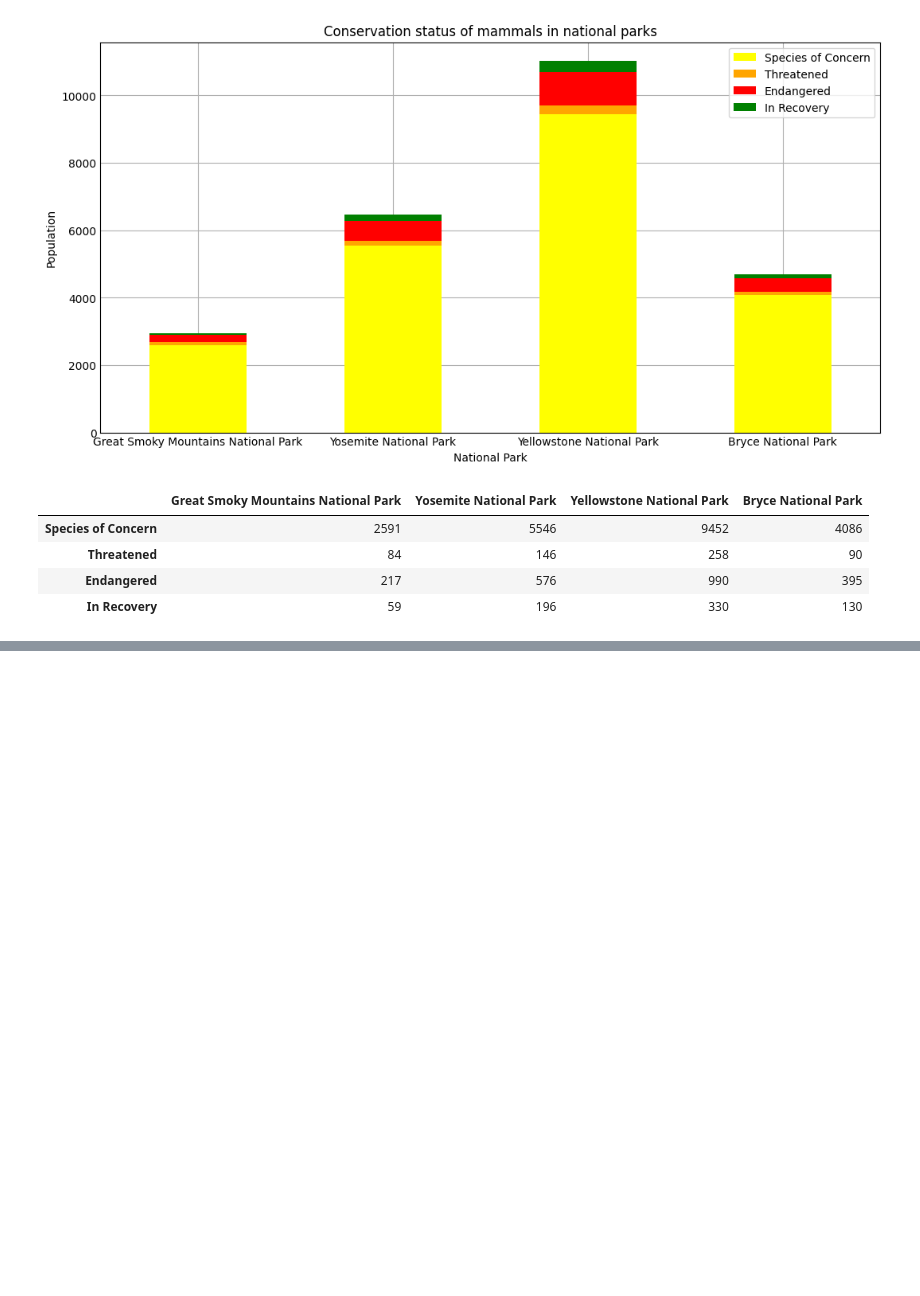
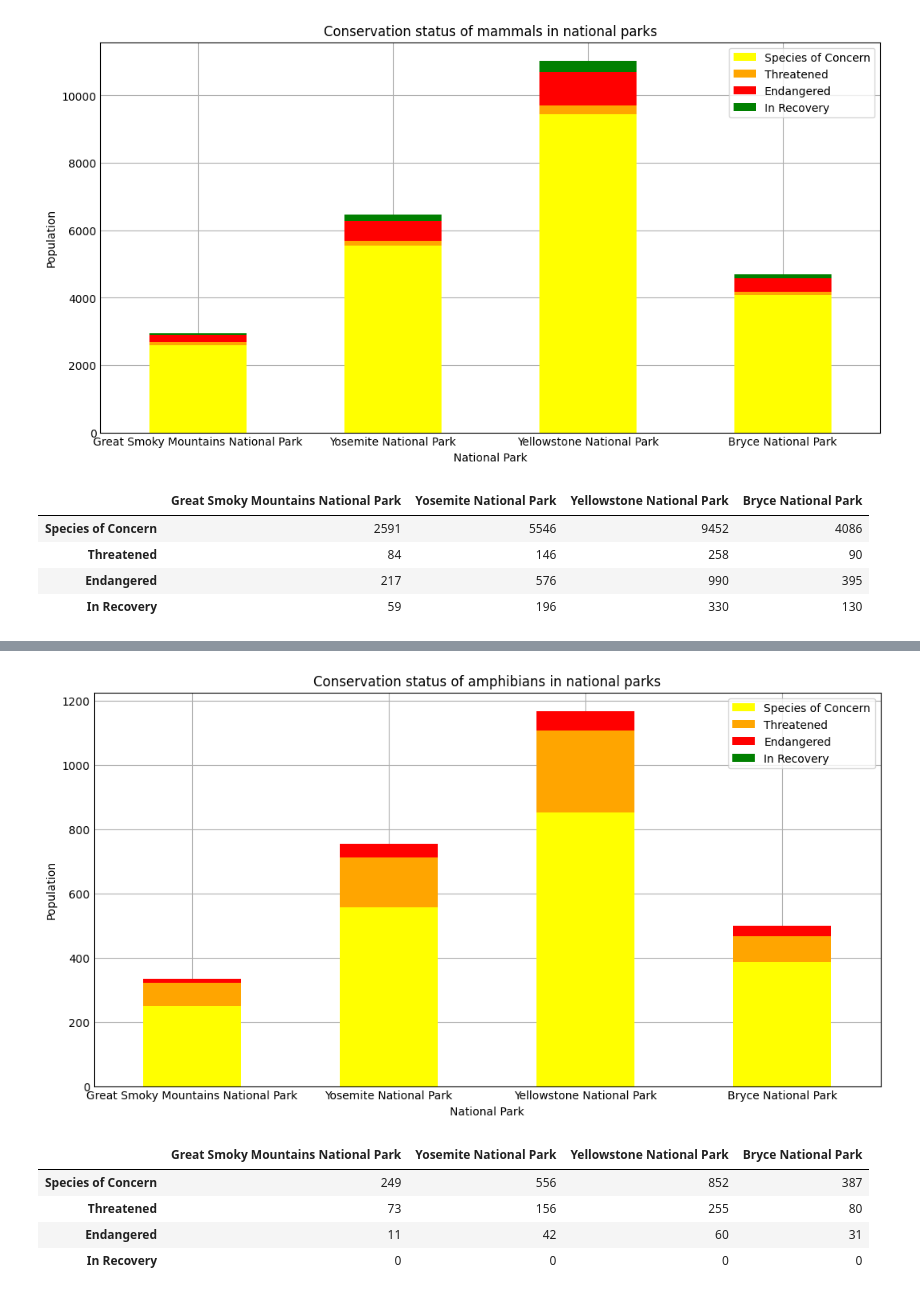
Before and after one commit to iporchet/Biodiversity-Analysis, a Jupyter notebook: biodiversity.ipynb, the cells around one changed output, grey strips where cells are left out. Cells and saved outputs as stored; diff of their text form; code cells hidden in the pictures; blank space fills up the shorter version.

```diff
--- a/biodiversity.ipynb
+++ b/biodiversity.ipynb
@@ -217,0 +274,28 @@ df
+# %%
+# Graph showing comparison of single categories across different parks
+Amphibians={'Great Smoky Mountains National Park':{'Species of Concern': 0, 'Threatened':0, 'Endangered':0, 'In Recovery':0},
+       'Yosemite National Park':{'Species of Concern': 0, 'Threatened':0, 'Endangered':0, 'In Recovery':0},
+       'Yellowstone National Park':{'Species of Concern': 0, 'Threatened':0, 'Endangered':0, 'In Recovery':0},
+       'Bryce National Park':{'Species of Concern': 0, 'Threatened':0, 'Endangered':0, 'In Recovery':0}}
+
+colors=['yellow', 'orange', 'red', 'green']
+
+for index, row in inner_merge_df.iterrows():
+       if row[3] == 'Amphibian':
+              if row[5] != 'NaN':
+                     Amphibians[row[1]][row[5]] += row[2]
+
+df = pd.DataFrame(Amphibians)
+ax = df.transpose().plot(kind='bar', stacked=True, figsize=(10,5), color=colors, title='Conservation status of amphibians in national parks', rot=0)
+ax.set_xlabel('National Park')
+ax.set_ylabel('Population')
+
+plt.show()
+df
+# %% [output]
+[figure, added]
+|  | Great Smoky Mountains National Park | Yosemite National Park | Yellowstone National Park | Bryce National Park |
+| Species of Concern | 249 | 556 | 852 | 387 |
+| Threatened | 73 | 156 | 255 | 80 |
+| Endangered | 11 | 42 | 60 | 31 |
+| In Recovery | 0 | 0 | 0 | 0 |
```
Also changed, not shown: parts of 5 cells of this notebook.
